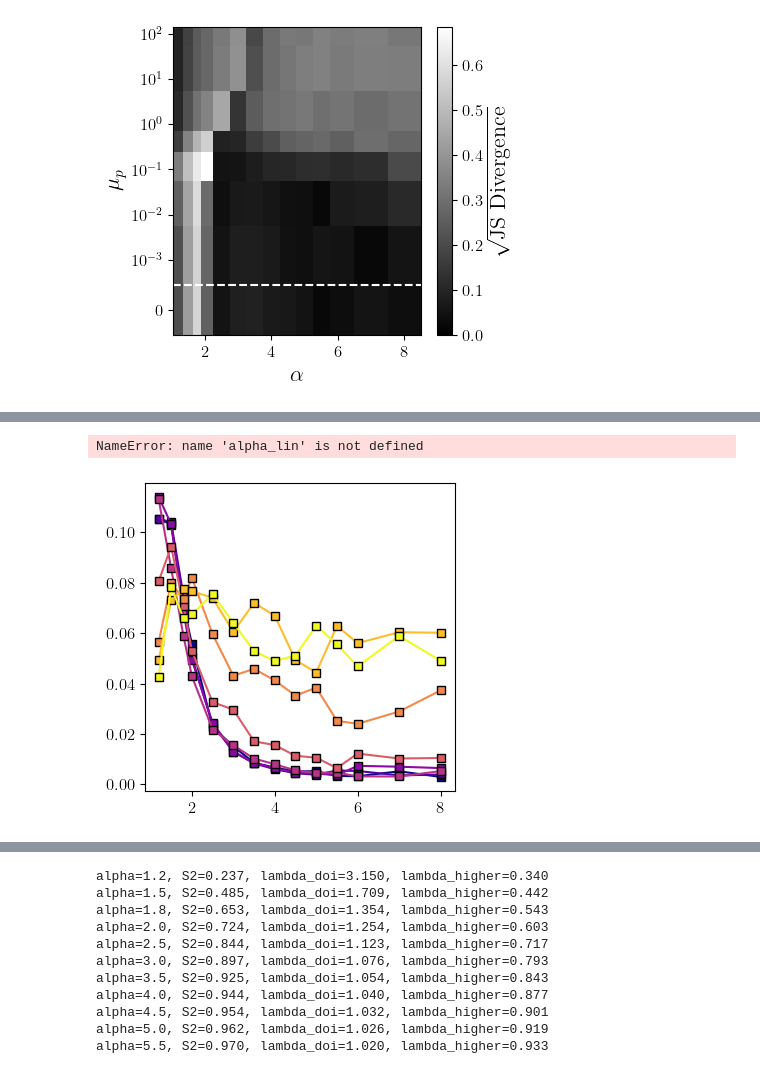
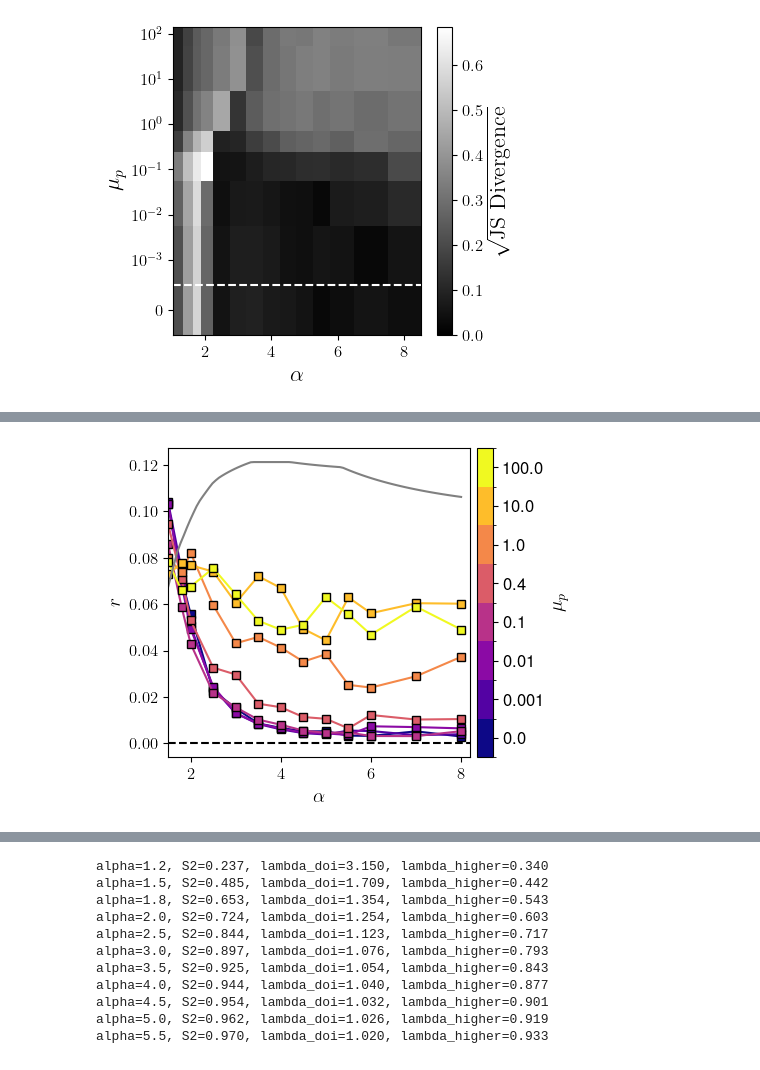
Before and after one commit to JBil8/Data_processing_orientations, a Jupyter notebook: maier_3d.ipynb, the cells around one changed output, grey strips where cells are left out. Cells and saved outputs as stored; diff of their text form; code cells hidden in the pictures.

Commit message:
Final state of data processing

```diff
--- a/maier_3d.ipynb
+++ b/maier_3d.ipynb
@@ -428,7 +428,7 @@ def solve_self_consistent_S2_S4_p4(interaction_params,
     for a given set of interaction strengths (U₂, U₄).
     """
     S2, S4 = initial_guesses
-
+    U2 , U4 = interaction_params
     # Use a high-resolution grid for accurate numerical integration
     thetas = np.linspace(0, np.pi / 2, 500)
 
@@ -1469,6 +1494,9 @@ U_experimental self consistent: [4.48641904 5.70109597 7.09517206]
 # %%
 U1_theoretical = np.zeros((len(cofs), len(Is), len(aspect_ratios)))
 U2_theoretical = np.zeros((len(cofs), len(Is), len(aspect_ratios)))
+
+colors_cof = cmap(np.linspace(0, 1, num_cofs))
+cmap = mcolors.ListedColormap(colors_cof)
 
 for i_I, I_val in enumerate(Is):
     plt.figure(figsize=(4,4))
@@ -1507,11 +1535,30 @@ for i_I, I_val in enumerate(Is):
         color='black'
     )
 
+    norm = mcolors.Normalize(vmin=-0.5, vmax=num_cofs - 0.5)
+    sm = plt.cm.ScalarMappable(cmap=cmap, norm=norm)
+
+    # 3. Create the colorbar and place ticks exactly at the integer centers
+    cbar = plt.colorbar(sm, ax=ax, ticks=np.arange(num_cofs), orientation='vertical',
+                        fraction=0.05, pad=0.02)
+
+    # 4. Replace the integer labels with your actual 'cofs' values
+    cbar.ax.set_yticklabels([str(c) for c in cofs])
+    cbar.set_label(r'$\mu_p$', fontsize=16)
+    cbar.ax.tick_params(labelsize=12)
+
+    # 5. Draw the "dots" between 0.0 (index 0) and 0.001 (index 1)
+    # y=0.5 is exactly halfway between the first two ticks.
+    # cbar.ax.text(0.5, 0.5, '...', transform=cbar.ax.transData,
+    #             ha='center', va='center', fontsize=20, rotation=90,
+    #             bbox=dict(boxstyle='square,pad=0.2', fc='white', ec='none'))
+
+
     plt.xlabel(f"$\\alpha$")
     plt.ylabel("$U_2 / U_2^{{\\mathrm{PL}}}$")
     plt.axhline(1.0, color='k', linestyle='--', linewidth=1.5, label="Excluded volume")
     plt.ylim(0.5, 3.0)
     plt.tight_layout()
-    plt.savefig(f"U_fitted_scaled_vs_alpha.pdf", dpi=300, bbox_inches='tight')
+    # plt.savefig(f"U_fitted_scaled_vs_alpha.pdf", dpi=300, bbox_inches='tight')
     plt.show()
 # %% [output]
@@ -1525,37 +1592,50 @@ biaxiality_data_rods_experiments *= 2/3 # to convert to biaxiality as defined he
 theta_d_rods_experiments = np.array([10.1, 8.0, 6.3])
 # theta_d_rods_experiments = np.deg2rad(theta_d_rods_experiments)  # Convert degrees to radians
 
 cmap = plt.cm.plasma
 for i_I, I_val in enumerate(Is):
-    plt.figure(figsize=(4,4))
+    fig = plt.figure(figsize=(5,4))
     colors = [cmap(i / (num_cofs - 1)) for i in range(num_cofs)]
 
     for i_cof, cof_val in enumerate(cofs):
         plt.plot(
             aspect_ratios,
             biaxiality[i_cof, i_I, :],
             label=f"{cof_val}",
             color=colors[i_cof],
             marker='s',
             markeredgecolor='black'
         )
 
     # Plot Jeffrey's prediction
     plt.plot(alpha_lin, biaxiality_talbot, '-', color='gray', label="Jeffrey's prediction")
 
     # Plot experimental data
     # plt.plot(alphas_rods_experiments, biaxiality_data_rods_experiments, 's', color='black', label='Experiments (rods)')
 
+    cmap_discrete = mcolors.ListedColormap(colors_cof)
+
+    bounds = np.arange(len(cofs) + 1)
+    norm = mcolors.BoundaryNorm(bounds, cmap_discrete.N)
+
+    sm = cm.ScalarMappable(cmap=cmap_discrete, norm=norm)
+    sm.set_array([]) # Required for matplotlib <= 3.1, safe to leave in
+
+    cbar = fig.colorbar(sm, ax=plt.gca(), pad=0.02)
+
+    cbar.set_ticks(np.arange(len(cofs)) + 0.5)
+    cbar.set_ticklabels([str(val) for val in cofs])
+    cbar.set_label("$\\mu_p$")
+
     plt.xlabel("$\\alpha$")
     plt.ylabel("$r$")
     plt.axhline(0.0, color='k', linestyle='--', linewidth=1.5, label="Uniaxial limit")
     plt.tight_layout()
-    plt.xlim(1.5, 8.0)
+    plt.xlim(1.5, 8.2)
     plt.savefig(f"biaxiality_vs_alpha_I_{I_val}.pdf", dpi=300, bbox_inches='tight')
     plt.show()
 # %% [output]
-NameError: name 'alpha_lin' is not defined
-[figure, old version]
+[figure, new version]
 # %%
 # print theta_D wrt the paramenters
 for i_I, I_val in enumerate(Is):
```
Also changed, not shown: parts of 26 cells of this notebook, 6 other files.
